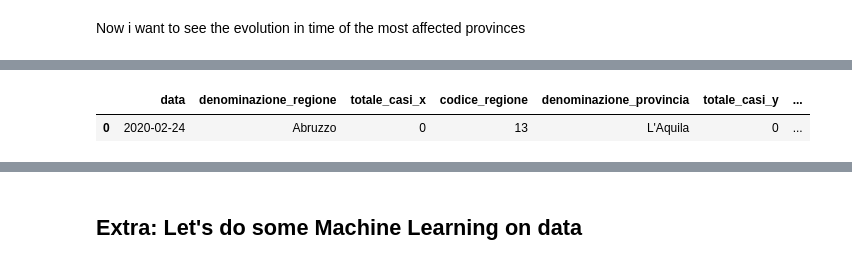
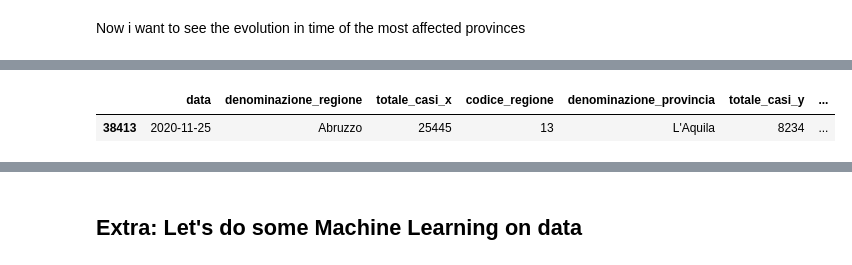
Before and after one commit to iacopoerpichini/AAGM, a Jupyter notebook: Erpichini.ipynb, the cells around one changed output, grey strips where cells are left out. Cells and saved outputs as stored; diff of their text form; code cells hidden in the pictures.

```diff
--- a/Erpichini.ipynb
+++ b/Erpichini.ipynb
@@ -455,14 +607,16 @@ Only the total cases data are correlated in the two data frame but this can allo
 # %%
 # select the information from the two dataframe
-data_from_regions = df_regions[["data", "denominazione_regione", "totale_casi","codice_regione"]]
+data_from_regions2 = df_regions[["data", "denominazione_regione", "totale_casi","codice_regione"]]
 data_from_provinces = df_provinces[["data", "denominazione_regione", "denominazione_provincia",
                                     "totale_casi","codice_provincia","lat","long"]]
 
-merged = pd.merge(data_from_regions, data_from_provinces, on=["denominazione_regione", "data"])
+merged = pd.merge(data_from_regions2, data_from_provinces, on=["denominazione_regione", "data"])
 #eliminare righe con in denominazione_provincia = In fase di definizione/aggiornamento
-merged.head(1)
+# select the last "data" because the fields "totale_casi", "tamponi", "deceduti" are cumulative
+data_from_provinces = merged.loc[df_provinces.data == merged.iloc[[-1]]["data"].item()]
+data_from_provinces.head(1)
 # %% [output]
 |  | data | denominazione_regione | totale_casi_x | codice_regione | denominazione_provincia | totale_casi_y | ... |
-| 0 | 2020-02-24 | Abruzzo | 0 | 13 | L'Aquila | 0 | ... |
+| 38413 | 2020-11-25 | Abruzzo | 25445 | 13 | L'Aquila | 8234 | ... |
 # %%
 # rename the column of merged information
```
Also changed, not shown: parts of 52 cells of this notebook.
